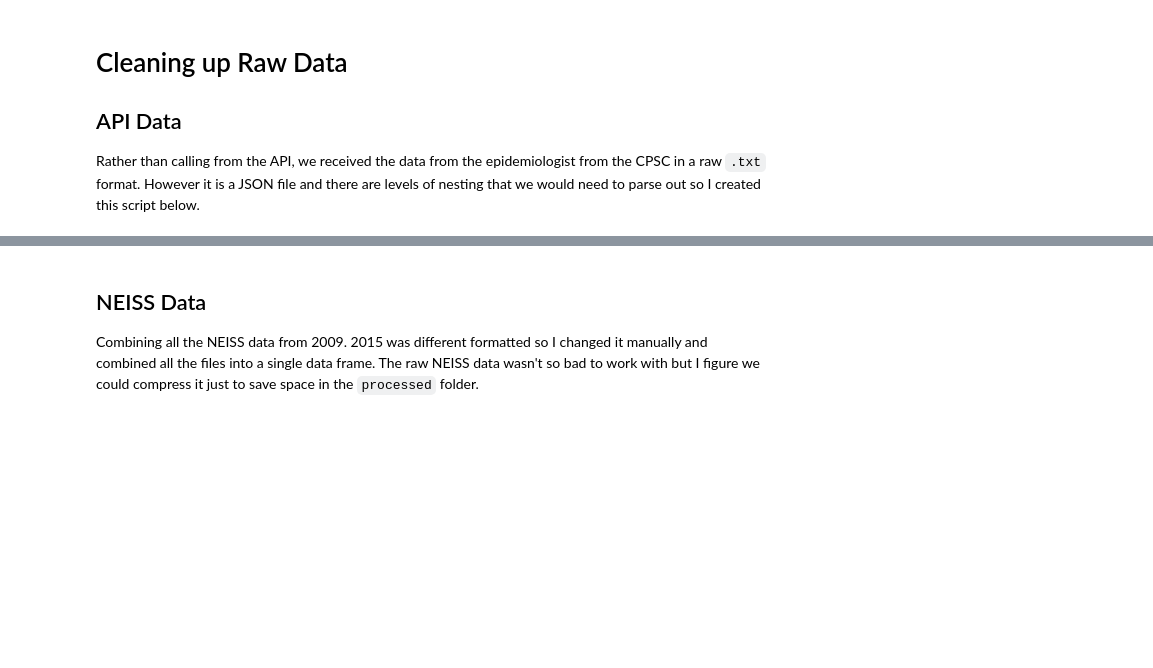
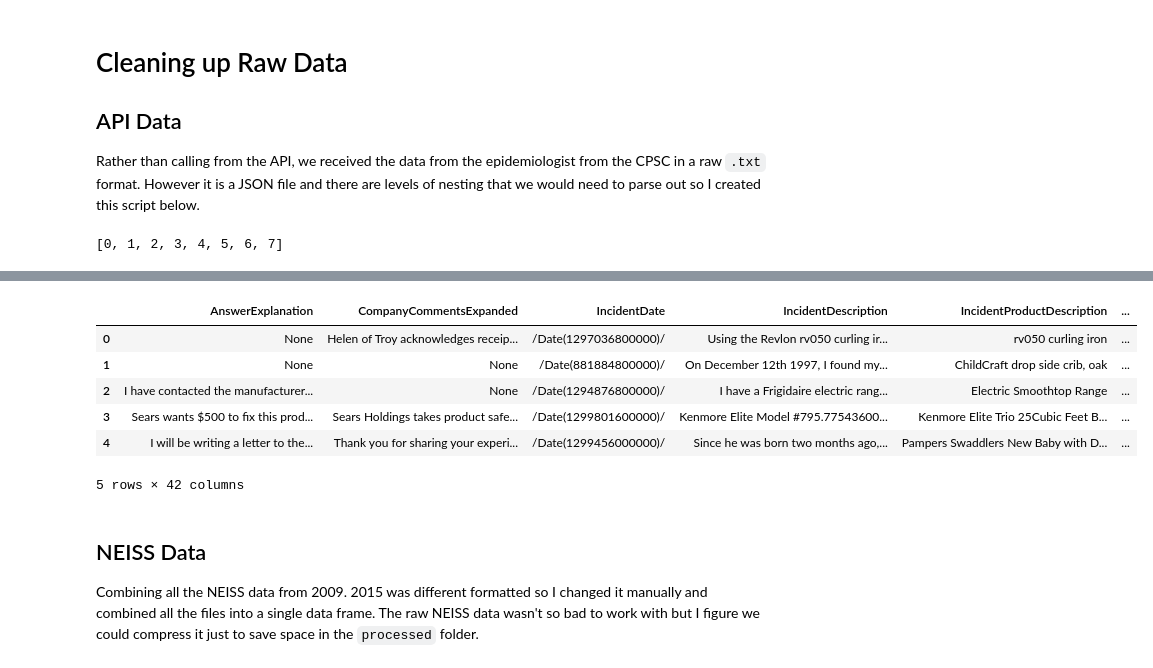
Before and after one commit to minh5/cpsc, a Jupyter notebook: notebooks/exploratory.ipynb, the cells around one changed output, grey strips where cells are left out. Drawn from its saved outputs; the diff is of its cells as text; code cells hidden in the pictures; blank space fills up the shorter version.

```diff
--- a/notebooks/exploratory.ipynb
+++ b/notebooks/exploratory.ipynb
@@ -25,8 +25,17 @@ resp = unirest.get('http://www.saferproducts.gov/webapi/Cpsc.Cpsrms.Web.Api.svc/
 
 ## API Data
 Rather than calling from the API, we received the data from the epidemiologist from the CPSC in a raw `.txt` format. However it is a JSON file and there are levels of nesting that we would need to parse out so I created this script below.
+# %%
+from ipyparallel import Client
+
+rc=Client() # Create ipyparallel.Client instance
+v=rc[:]     # Create a view of the instance that includes all cores
+rc.ids      # Returns identities of all the cores the instance has access to
+# %% [output]
+[0, 1, 2, 3, 4, 5, 6, 7]
 # %%
-data = pd.read_json('data/raw_api_data.txt')
+%time
+data = pd.read_json('/Users/cipherpol/cpsc/data/raw/raw_api_data.txt')
 
 cols_to_parse = ['Gender', 'SeverityType', 'Locale', 'ProductCategory']
 cols_to_add = [['GenderDescription','GenderId','GenderPublicName'],
@@ -56,4 +65,6 @@ for key in cols_dict:
 new_df2 = pd.concat([data, new_df], axis=1)
 new_df2 = new_df2.drop(['CompanyComments', 'Gender','IncidentDocuments','IncidentDetails', 'Locale', 'ProductCategory',
                       'RelationshipType','SeverityType', 'SourceType'], axis=1)
-new_df2.to_pickle('data/cleaned_api_data')
+# new_df2.to_pickle('data/cleaned_api_data')
+new_df2.head()
+# %% [output]
@@ -60,3 +73,10 @@ new_df2.to_pickle('data/cleaned_api_data')
+|  | AnswerExplanation | CompanyCommentsExpanded | IncidentDate | IncidentDescription | IncidentProductDescription | ... |
+| 0 | None | Helen of Troy acknowledges receip... | /Date(1297036800000)/ | Using the Revlon rv050 curling ir... | rv050 curling iron | ... |
+| 1 | None | None | /Date(881884800000)/ | On December 12th 1997, I found my... | ChildCraft drop side crib, oak | ... |
+| 2 | I have contacted the manufacturer... | None | /Date(1294876800000)/ | I have a Frigidaire electric rang... | Electric Smoothtop Range | ... |
+| 3 | Sears wants $500 to fix this prod... | Sears Holdings takes product safe... | /Date(1299801600000)/ | Kenmore Elite Model #795.77543600... | Kenmore Elite Trio 25Cubic Feet B... | ... |
+| 4 | I will be writing a letter to the... | Thank you for sharing your experi... | /Date(1299456000000)/ | Since he was born two months ago,... | Pampers Swaddlers New Baby with D... | ... |
+5 rows × 42 columns
 # %% [markdown]
 ## NEISS Data
 
```
Also changed, not shown: parts of 2 cells of this notebook, 9 other files.
